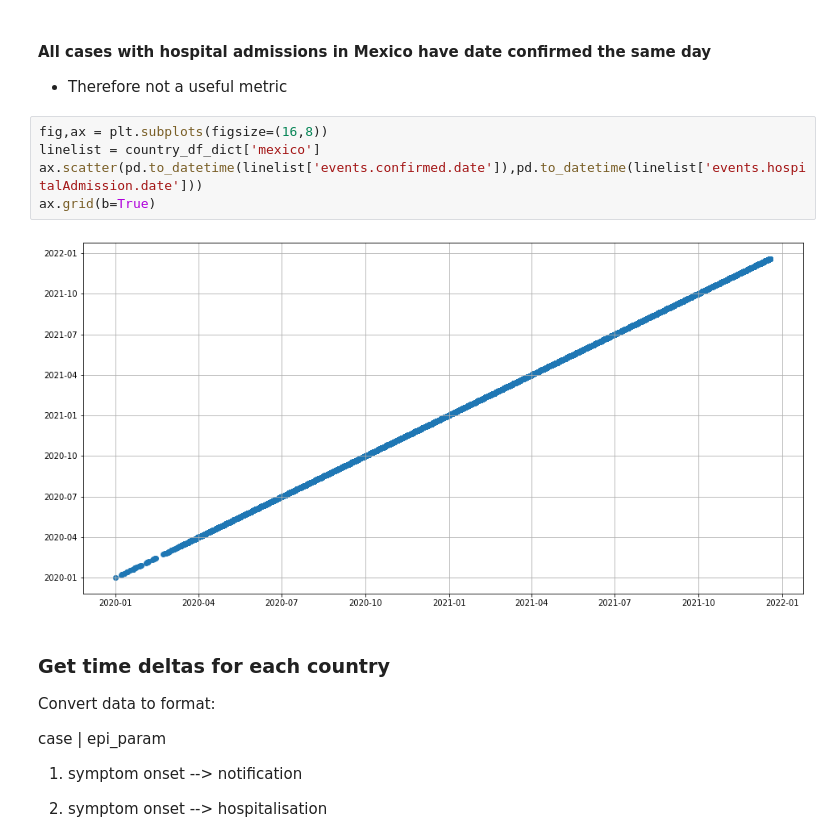
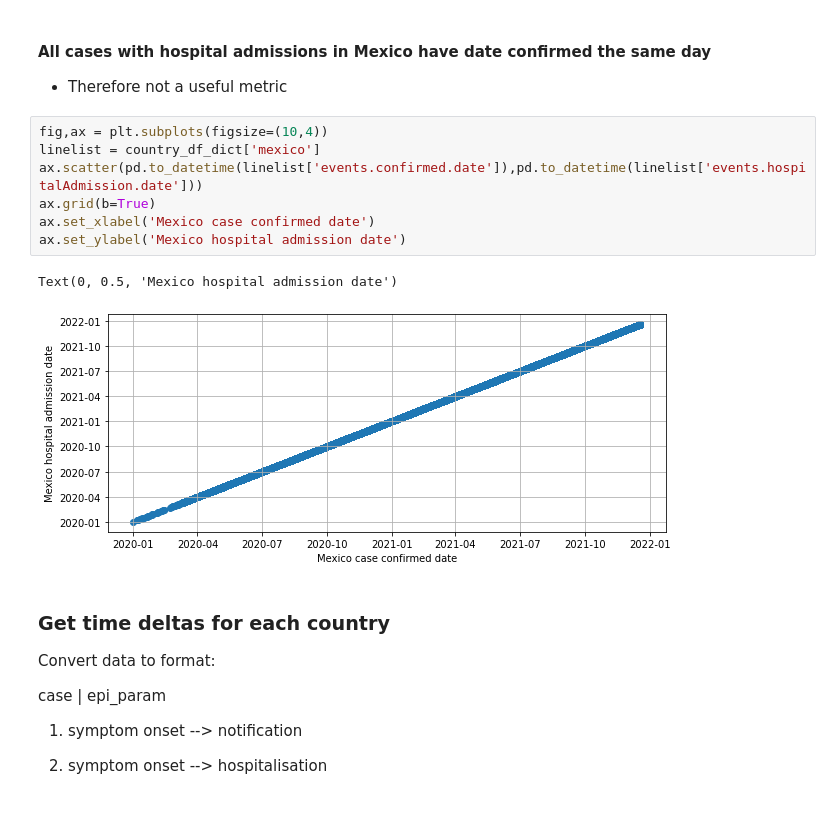
Before and after one commit to fojackson8/COVID19_mapping_epiparams, a Jupyter notebook: Gh_epiparameter_maps_publish.ipynb, the cells around one changed output. Drawn from its saved outputs; the diff is of its cells as text; blank space fills up the shorter version.

```diff
--- a/Gh_epiparameter_maps_publish.ipynb
+++ b/Gh_epiparameter_maps_publish.ipynb
@@ -226,12 +227,15 @@ fig.tight_layout()
 
 - Therefore not a useful metric
 # %%
-fig,ax = plt.subplots(figsize=(16,8))
+fig,ax = plt.subplots(figsize=(10,4))
 linelist = country_df_dict['mexico']
 ax.scatter(pd.to_datetime(linelist['events.confirmed.date']),pd.to_datetime(linelist['events.hospitalAdmission.date']))
 ax.grid(b=True)
+ax.set_xlabel('Mexico case confirmed date')
+ax.set_ylabel('Mexico hospital admission date')
 # %% [output]
+Text(0, 0.5, 'Mexico hospital admission date')
-[figure, old version]
+[figure, new version]
 # %% [markdown]
 ### Get time deltas for each country
 
```
Also changed, not shown: parts of 2 cells of this notebook.
